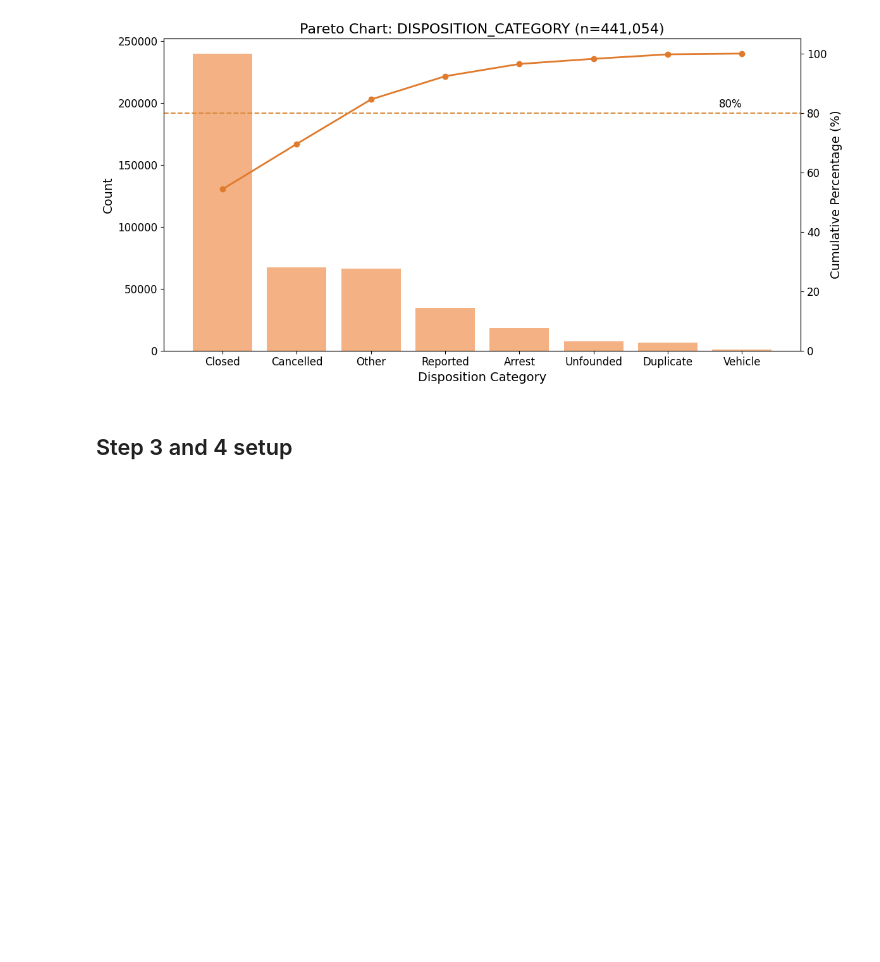
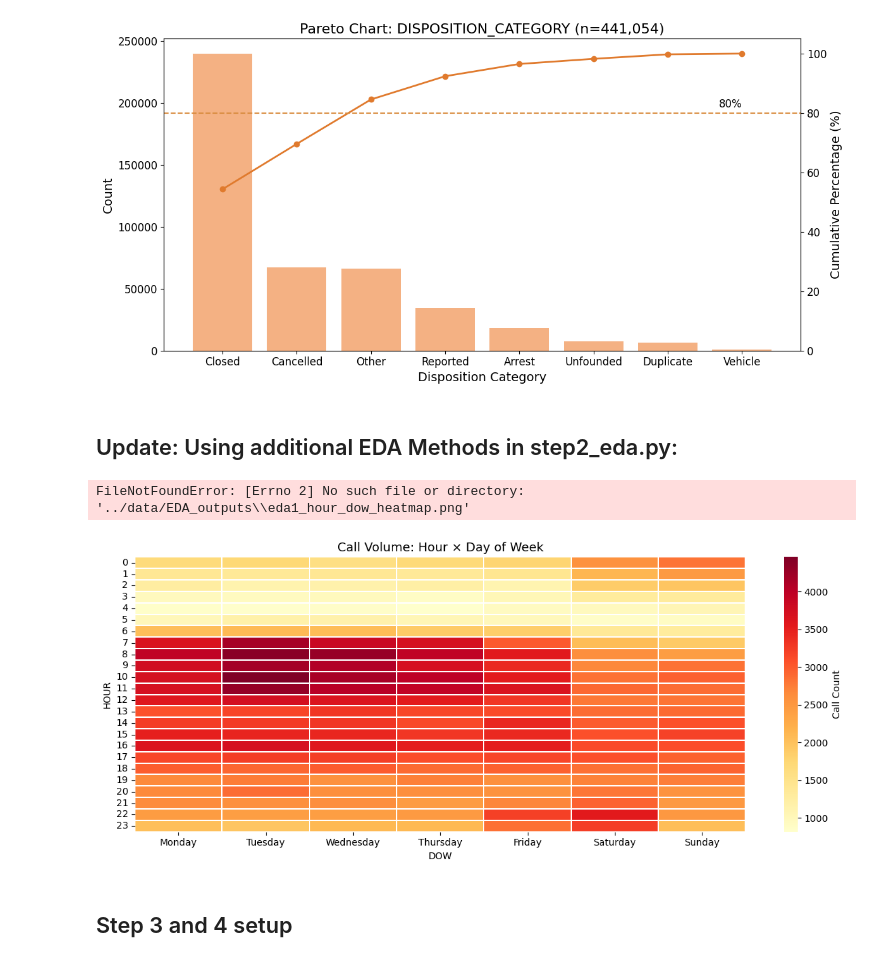
Before and after one commit to BJKin/Analytics-Driven-Resource-Deployment-for-San-Diego-Emergency-Services, a Jupyter notebook: data_pipeline_with_high-level_category_full.ipynb, the cells around one changed output. Drawn from its saved outputs; the diff is of its cells as text; code cells hidden in the pictures; blank space fills up the shorter version.

Commit message:
Update data_pipeline_with_high-level_category_full.ipynb
Added a block of code to display additional edas

```diff
--- a/data_pipeline_with_high-level_category_full.ipynb
+++ b/data_pipeline_with_high-level_category_full.ipynb
@@ -558,6 +558,34 @@ plt.tight_layout()
 plt.show()
 # %% [output]
 [figure]
+# %% [markdown]
+## Update: Using additional EDA Methods in step2_eda.py:
+# %%
+import pandas as pd
+from modules.step2_eda import (
+    plot_hour_dow_heatmap,
+    plot_seasonal_monthly,
+    plot_call_type_distribution,
+    plot_beat_hotspot,
+    plot_priority_distribution,
+    plot_disposition,
+    plot_calltype_hour_heatmap,
+)
+import matplotlib
+matplotlib.use("Inline")
+df1 = pd.read_csv("./data/01-processed/pd_calls_for_service_2025_datasd_cleaned_v2.csv")
+
+plot_hour_dow_heatmap(df1)
+plot_seasonal_monthly(df1)
+plot_call_type_distribution(df1)
+plot_beat_hotspot(df1)
+plot_priority_distribution(df1)
+plot_disposition(df1)
+plot_calltype_hour_heatmap(df1)
+del df1
+# %% [output]
+FileNotFoundError: [Errno 2] No such file or directory: '../data/EDA_outputs\\eda1_hour_dow_heatmap.png'
+[figure, added]
 # %% [markdown]
 ## Step 3 and 4 setup
 # %%
```
